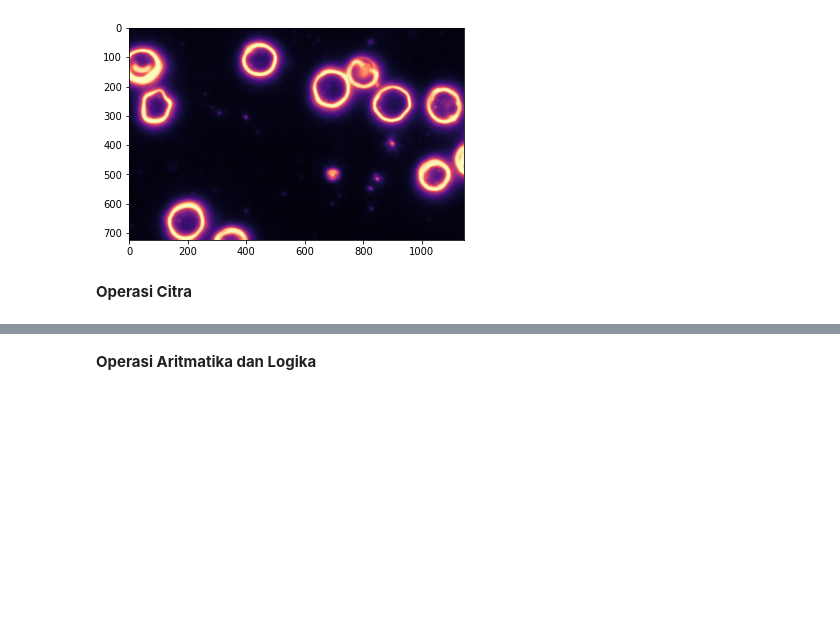
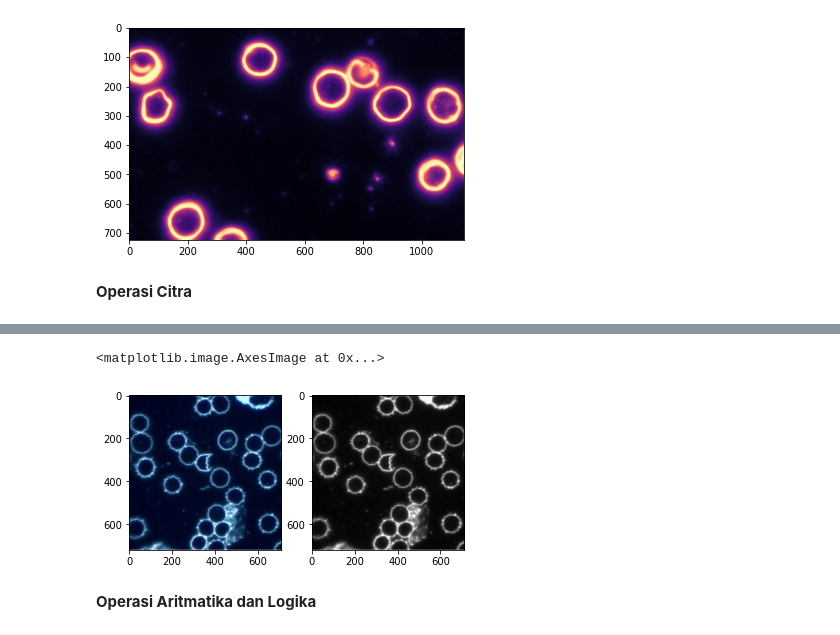
Before and after one commit to darman1725/PCVK_Genap_2022, a Jupyter notebook: UAS_PCVK_2022.ipynb, the cells around one changed output, grey strips where cells are left out. Drawn from its saved outputs; the diff is of its cells as text; code cells hidden in the pictures; blank space fills up the shorter version.

```diff
--- a/UAS_PCVK_2022.ipynb
+++ b/UAS_PCVK_2022.ipynb
@@ -52,3 +96,15 @@ plt.imshow(img_gray, cmap='magma')
+# %%
+# Luminance
+
+img = cv.imread('/content/drive/MyDrive/Bacteria/001.png')
+R, G, B = img[:,:,0], img[:,:,1], img[:,:,2]
+gray_img = (0.21 * R) + (0.72 * G) + (0.07 * B)
+fig, ax = plt.subplots(1,2)
+ax[0].imshow(img_rgb)
+ax[1].imshow(gray_img, cmap='gray')
+# %% [output]
+<matplotlib.image.AxesImage at 0x...>
+[figure, added]
 # %% [markdown]
 **Operasi Aritmatika dan Logika**
 # %% [markdown]
```
Also changed, not shown: parts of 2 cells of this notebook.
